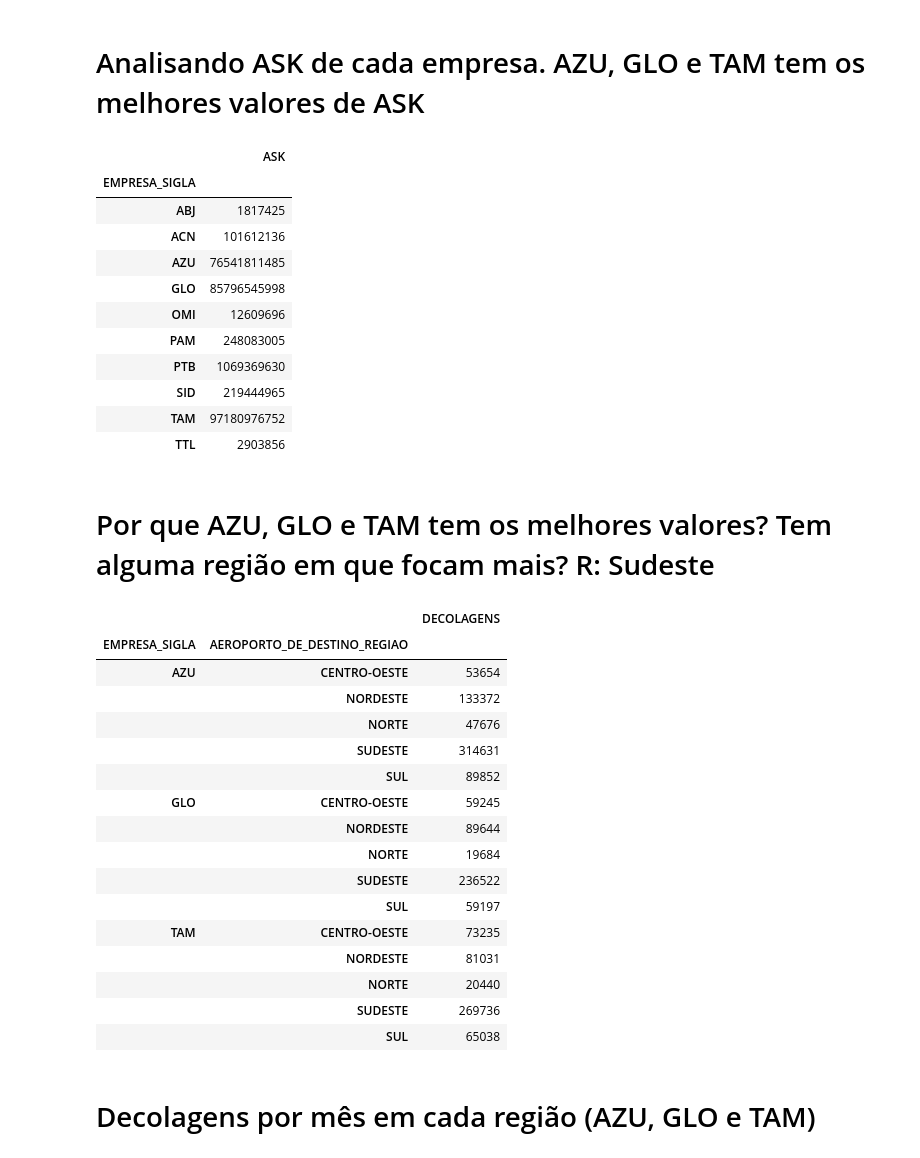
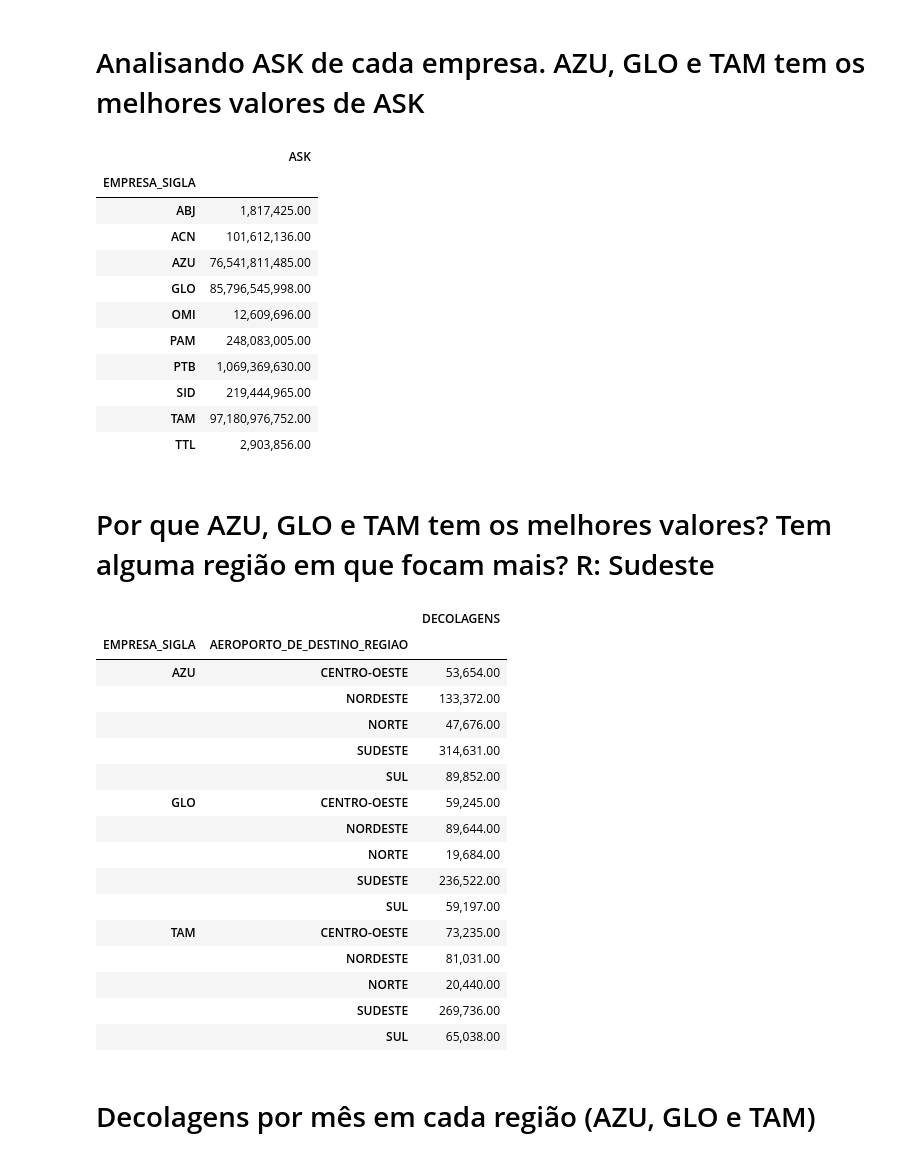
Before and after one commit to lgmro/analise_dados_big_data, a Jupyter notebook: Analise_Descritiva.ipynb, the cells around one changed output. Cells and saved outputs as stored; diff of their text form; code cells hidden in the pictures.

Commit message:
Creating function to format values on dataframe

```diff
--- a/Analise_Descritiva.ipynb
+++ b/Analise_Descritiva.ipynb
@@ -7,6 +7,9 @@ import seaborn as sns
 
 base = pd.read_csv('Anac_data.csv')
 display(base)
+
+def formatar(valor):
+    return "{:,.2f}".format(valor)
 # %% [output]
 |  | EMPRESA_SIGLA | EMPRESA_NOME | ANO | MES | AEROPORTO_DE_ORIGEM_SIGLA | AEROPORTO_DE_ORIGEM_NOME | ... |
 | 0 | ABJ | ATA - AEROTÁXI ABAETÉ LTDA. | 2022 | 1 | SBSV | SALVADOR | ... |
@@ -108,44 +112,46 @@ display(rpk_empresa)
 # Analisando ASK de cada empresa. AZU, GLO e TAM tem os melhores valores de ASK
 # %%
 ask_empresa = base[['EMPRESA_SIGLA', 'ASK']].groupby('EMPRESA_SIGLA').sum()
+ask_empresa.ASK = ask_empresa.ASK.apply(formatar)
 display(ask_empresa)
 # %% [output]
 |  | ASK |
 | EMPRESA_SIGLA |  |
-| ABJ | 1817425 |
-| ACN | 101612136 |
-| AZU | 76541811485 |
-| GLO | 85796545998 |
-| OMI | 12609696 |
-| PAM | 248083005 |
-| PTB | 1069369630 |
-| SID | 219444965 |
-| TAM | 97180976752 |
-| TTL | 2903856 |
+| ABJ | 1,817,425.00 |
+| ACN | 101,612,136.00 |
+| AZU | 76,541,811,485.00 |
+| GLO | 85,796,545,998.00 |
+| OMI | 12,609,696.00 |
+| PAM | 248,083,005.00 |
+| PTB | 1,069,369,630.00 |
+| SID | 219,444,965.00 |
+| TAM | 97,180,976,752.00 |
+| TTL | 2,903,856.00 |
 # %% [markdown]
 # Por que AZU, GLO e TAM tem os melhores valores? Tem alguma região em que focam mais? R: Sudeste
 # %%
 melhores_empresa = base.loc[(base['EMPRESA_SIGLA'] == 'AZU') | (base['EMPRESA_SIGLA'] == 'GLO') | (base['EMPRESA_SIGLA'] == 'TAM')]
 decolagens_regiao = melhores_empresa[['EMPRESA_SIGLA', 'AEROPORTO_DE_DESTINO_REGIAO', 'DECOLAGENS']].groupby(['EMPRESA_SIGLA', 'AEROPORTO_DE_DESTINO_REGIAO']).sum()
+decolagens_regiao.DECOLAGENS = decolagens_regiao.DECOLAGENS.apply(formatar)
 display(decolagens_regiao)
 # %% [output]
 |  |  | DECOLAGENS |
 | EMPRESA_SIGLA | AEROPORTO_DE_DESTINO_REGIAO |  |
-| AZU | CENTRO-OESTE | 53654 |
-|  | NORDESTE | 133372 |
-|  | NORTE | 47676 |
-|  | SUDESTE | 314631 |
-|  | SUL | 89852 |
-| GLO | CENTRO-OESTE | 59245 |
-|  | NORDESTE | 89644 |
-|  | NORTE | 19684 |
-|  | SUDESTE | 236522 |
-|  | SUL | 59197 |
-| TAM | CENTRO-OESTE | 73235 |
-|  | NORDESTE | 81031 |
-|  | NORTE | 20440 |
-|  | SUDESTE | 269736 |
-|  | SUL | 65038 |
+| AZU | CENTRO-OESTE | 53,654.00 |
+|  | NORDESTE | 133,372.00 |
+|  | NORTE | 47,676.00 |
+|  | SUDESTE | 314,631.00 |
+|  | SUL | 89,852.00 |
+| GLO | CENTRO-OESTE | 59,245.00 |
+|  | NORDESTE | 89,644.00 |
+|  | NORTE | 19,684.00 |
+|  | SUDESTE | 236,522.00 |
+|  | SUL | 59,197.00 |
+| TAM | CENTRO-OESTE | 73,235.00 |
+|  | NORDESTE | 81,031.00 |
+|  | NORTE | 20,440.00 |
+|  | SUDESTE | 269,736.00 |
+|  | SUL | 65,038.00 |
 # %% [markdown]
 # Decolagens por mês em cada região (AZU, GLO e TAM)
 # %%
```
Also changed, not shown: parts of 2 cells of this notebook.
